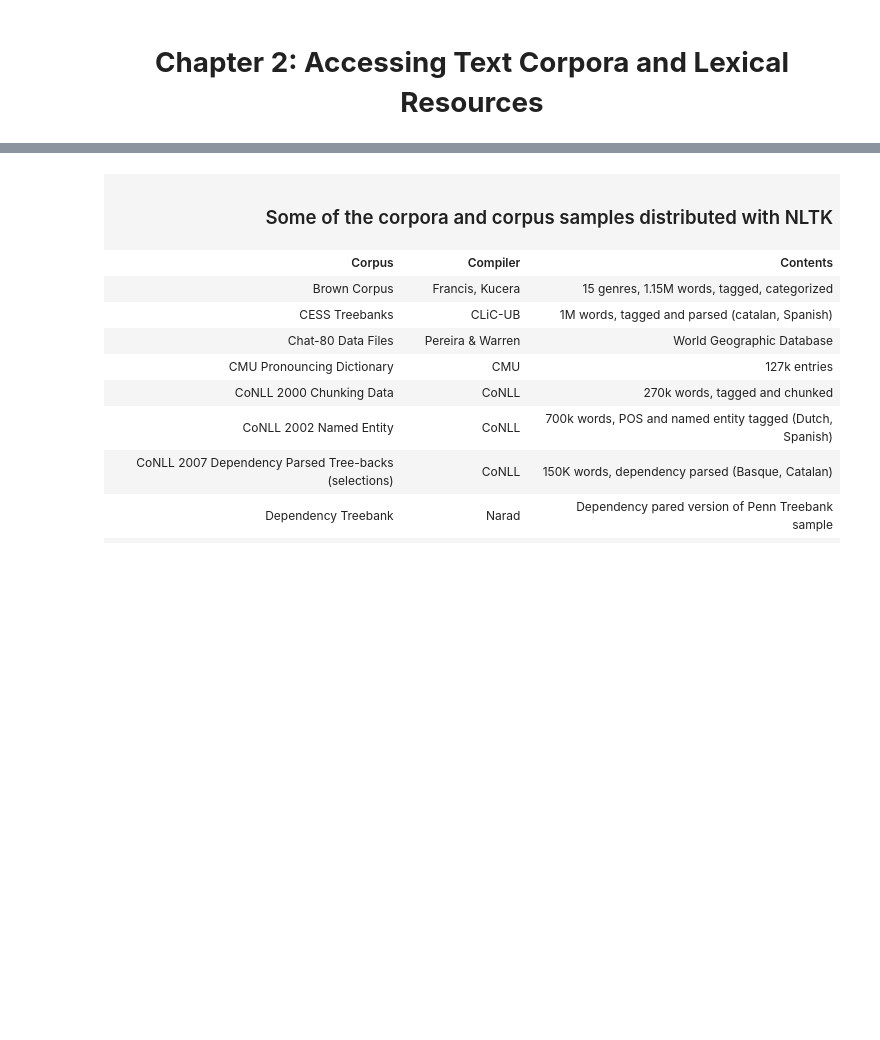
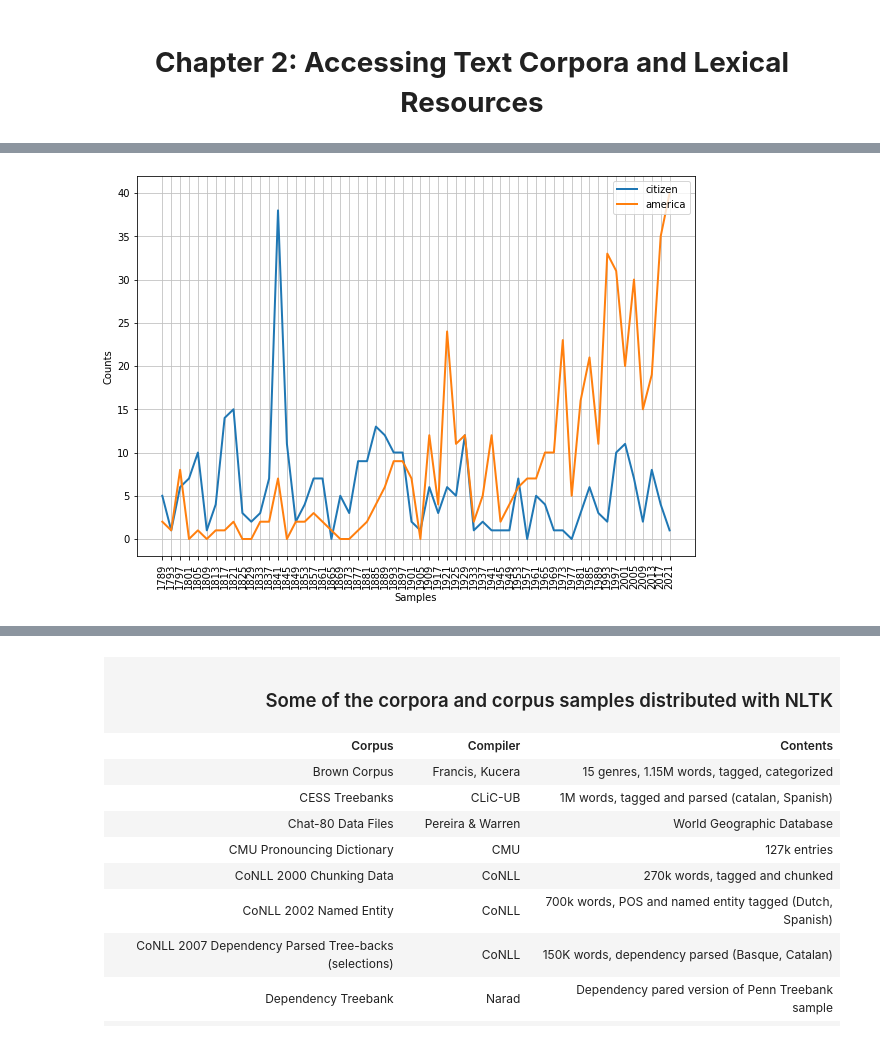
Before and after one commit to niklaust/Natural-Language-Processing, a Jupyter notebook: NLP_notebook_of_niklaust.ipynb, the cells around one changed output, grey strips where cells are left out. Saved outputs shown, nothing was run; the diff lists cells and outputs as text; code cells hidden in the pictures; blank space fills up the shorter version.

```diff
--- a/NLP_notebook_of_niklaust.ipynb
+++ b/NLP_notebook_of_niklaust.ipynb
@@ -1520,0 +1583,3 @@ NLP research has been to make progress on the difficult task of building technol
+# %%
+for fileid in gutenberg.fileids():
+  print(fileid)
@@ -1520,0 +1605,8 @@ NLP research has been to make progress on the difficult task of building technol
+# %%
+for fileid in gutenberg.fileids():
+  num_chars = len(gutenberg.raw(fileid))
+  num_words = len(gutenberg.words(fileid))
+  num_sents = len(gutenberg.sents(fileid))
+  num_vocab = len(set([w.lower() for w in gutenberg.words(fileid)]))
+  # average word length, average sentence length, the number of tiems each vocabulary item appears
+  print(int(num_chars/num_words), int(num_words/num_sents), int(num_words/num_vocab), fileid)
@@ -1520,0 +1643,3 @@ NLP research has been to make progress on the difficult task of building technol
+# %%
+for fileid in webtext.fileids():
+  print(fileid,'---',webtext.raw(fileid)[:65], '...')
@@ -1520,0 +1993,15 @@ NLP research has been to make progress on the difficult task of building technol
+# %%
+import matplotlib.pyplot as plt
+
+plt.figure(figsize=(10, 7))
+
+cfd = nltk.ConditionalFreqDist(
+    (target, fileid[:4])
+    for fileid in inaugural.fileids()
+    for w in inaugural.words(fileid)
+    for target in ['america', 'citizen']
+    if w.lower().startswith(target))
+
+cfd.plot();
+# %% [output]
+[figure, added]
```
Also changed, not shown: parts of 59 cells of this notebook.
